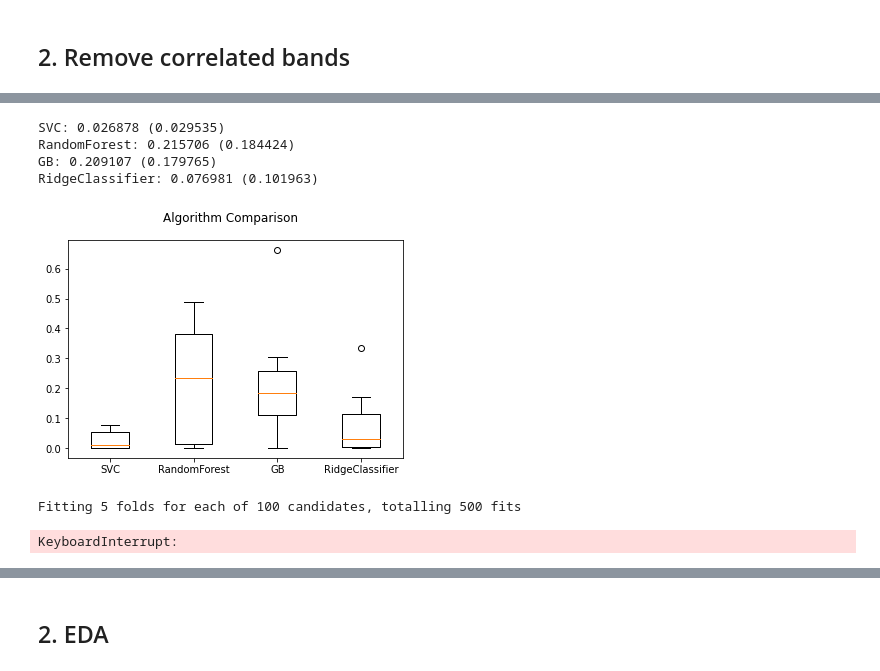
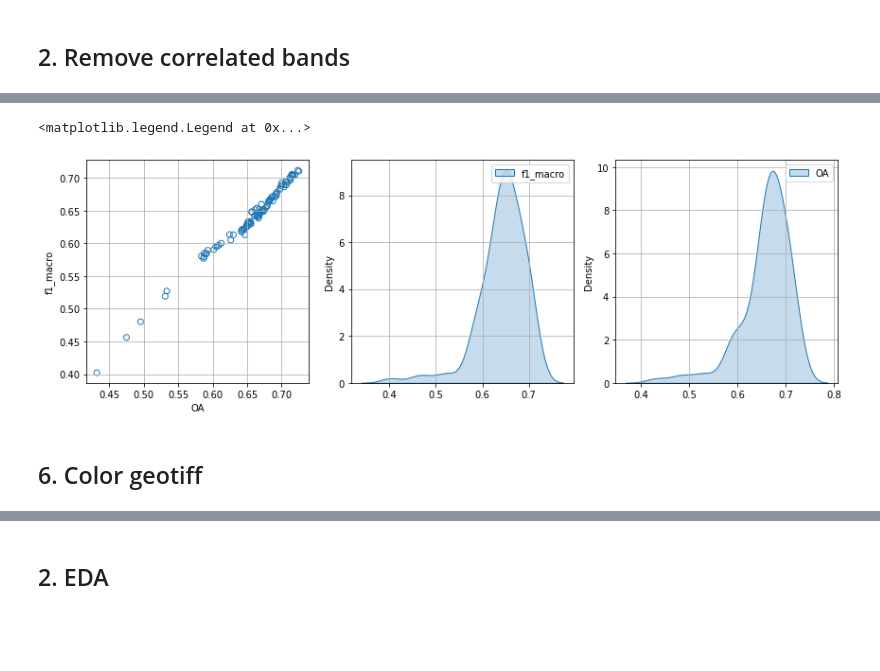
Before and after one commit to mishagrol/ForestMapping, a Jupyter notebook: notebooks/Cluster_field_plots_data.ipynb, the cells around one changed output, grey strips where cells are left out. Saved outputs shown, nothing was run; the diff lists cells and outputs as text; code cells hidden in the pictures; blank space fills up the shorter version.

```diff
--- a/notebooks/Cluster_field_plots_data.ipynb
+++ b/notebooks/Cluster_field_plots_data.ipynb
@@ -423,0 +703,7 @@ from scipy.stats import loguniform
+# %%
+fnames = {"invent_plots":"../shape_data/dataset_plots.geojson"}
+gdf = gpd.read_file(fnames['invent_plots'])
+gdf.loc[:, 'key'] = gdf.index
+gdf=procces_gdf(gdf)
+dataset = Dataset(tiff_fname=None, scale=4)
+bands, terrain = dataset.prepare_forest_classes_dataset(gdf=gdf)
@@ -424,11 +879,16 @@ from scipy.stats import loguniform
 # %%
-X = df_resampled.drop(columns='class').astype('float')
-Y = df_resampled['class'].astype(int)
+X_train = train.drop(columns=['key','class']).astype('float')
+X_test = test.drop(columns=['key','class']).astype('float')
+y_train = train['class'].astype(int)
+y_test = test['class'].astype(int)
+
+y_test=codeClasses(y_test)
+y_train=codeClasses(y_train)
 # %%
 seed = 7
 models = []
-models.append(('SVC', SVC()))
-models.append(('RandomForest', RandomForestClassifier()))
+models.append(('SVC', SVC(verbose=True)))
+models.append(('RandomForest', RandomForestClassifier(verbose=1, n)))
 models.append(('GB', GradientBoostingClassifier()))
 models.append(('RidgeClassifier', RidgeClassifier()))
 
@@ -437,7 +897,7 @@ names = []
 # scoring = {"OA":"balanced_accuracy", "f1_macro":'f1_macro'}
 scoring= 'f1_macro'
 for name, model in models:
-    kfold = model_selection.KFold(n_splits=10)
+    kfold = model_selection.KFold(n_splits=5)
     cv_results = model_selection.cross_val_score(model, X, Y, cv=kfold, scoring=scoring)
     results.append(cv_results)
     names.append(name)
@@ -451,9 +911,3 @@ plt.boxplot(results)
 ax.set_xticklabels(names)
 # plt.savefig('../plots/models_comparison.png', dpi=150)
 plt.show()
-# %% [output]
-SVC: 0.026878 (0.029535)
-RandomForest: 0.215706 (0.184424)
-GB: 0.209107 (0.179765)
-RidgeClassifier: 0.076981 (0.101963)
-[figure, removed]
@@ -471,41 +923,41 @@ param_grid = {
 }
 
 gs = RandomizedSearchCV(
-    GradientBoostingClassifier(random_state=42),
+    GradientBoostingClassifier(random_state=42, verbose=0),
     n_iter=100,
     param_distributions=param_grid,
     scoring=scoring,
     cv=5,
     refit="f1_macro",
-    n_jobs=-1,
+    n_jobs=8,
     return_train_score=True,
-    verbose=3
+    verbose=10
 )
-gs.fit(X, Y)
+gs.fit(X_train, y_train)
 results = gs.cv_results_
-# %% [output]
-Fitting 5 folds for each of 100 candidates, totalling 500 fits
-KeyboardInterrupt:
 # %%
-
-
-mape = results['mean_test_OA']
-r2 = results['mean_test_f1_macro']
+OA = results['mean_test_OA']
+f1_macro = results['mean_test_f1_macro']
 # %%
 fig, (ax1, ax2, ax3) = plt.subplots(1,3, figsize=(12,4), tight_layout=True)
-ax1.scatter(mape*100, r2, edgecolors=sns.color_palette()[0], facecolors='none')
+ax1.scatter(OA, f1_macro, edgecolors=sns.color_palette()[0], facecolors='none')
 ax1.grid()
 # ax1.set_ylim(0,1)
 # ax1.set_xlim(0,10)
-ax1.set_ylabel("$R^2$")
-ax1.set_xlabel("$MAPE$")
+ax1.set_ylabel("f1_macro")
+ax1.set_xlabel("OA")
 # ax2.scatter(mape_normalized, r2_normalize)
-sns.kdeplot(r2, fill=True, label="$R^2$", ax=ax2)
+sns.kdeplot(f1_macro, fill=True, label="f1_macro", ax=ax2)
 ax2.grid()
 ax2.legend()
-sns.kdeplot(mape, fill=True, label="$MAPE$, %", ax=ax3)
+sns.kdeplot(OA, fill=True, label="OA", ax=ax3)
 ax3.grid()
 ax3.legend()
 # ax2.set_ylabel("$R^2$")
 # ax2.set_xlabel("$MAPE$")
-plt.savefig('../plots/two_metrics_plots.png', dpi=300)
+# plt.savefig('../plots/two_metrics_plots.png', dpi=300)
+# %% [output]
+<matplotlib.legend.Legend at 0x...>
+[figure, added]
+# %% [markdown]
+## 6. Color geotiff
```
Also changed, not shown: parts of 64 cells of this notebook.
